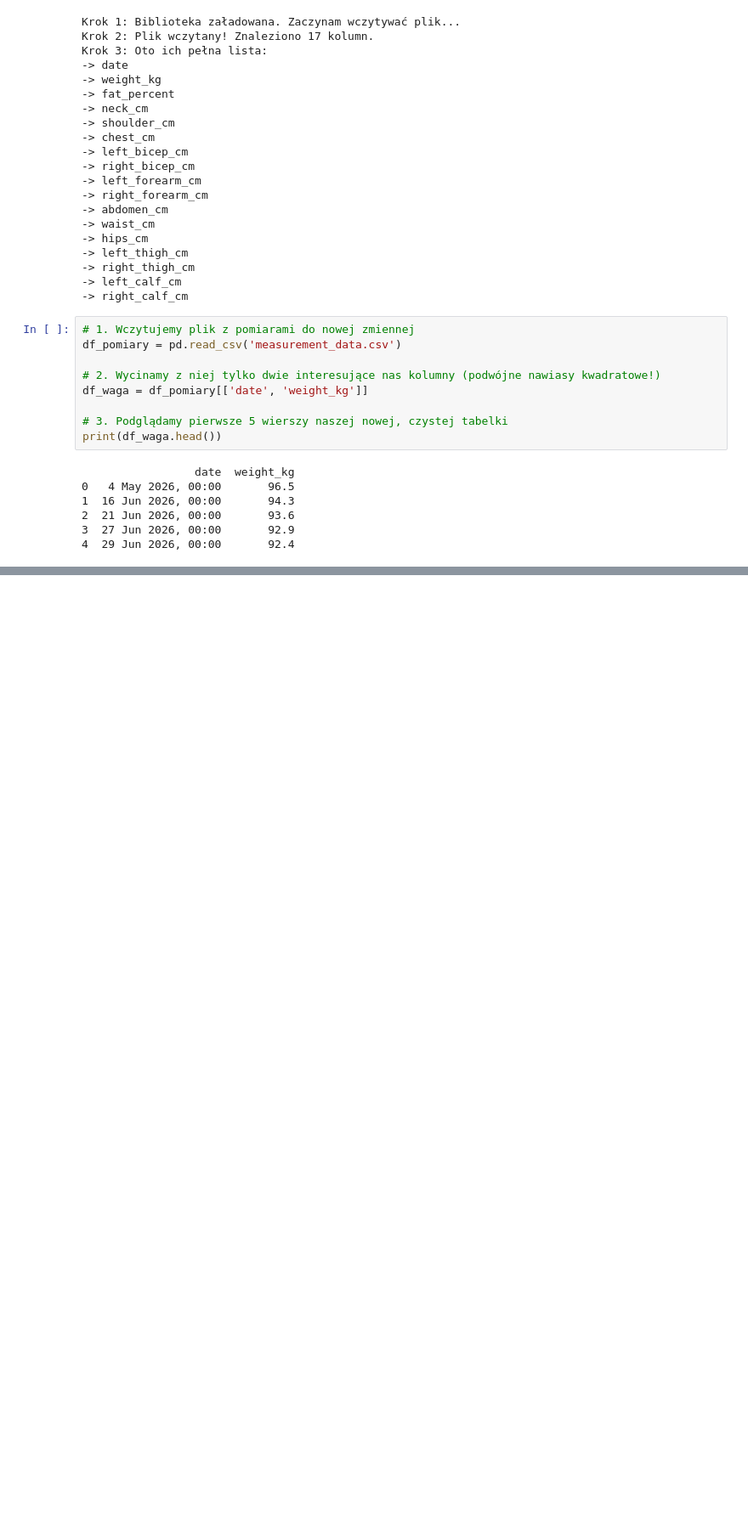
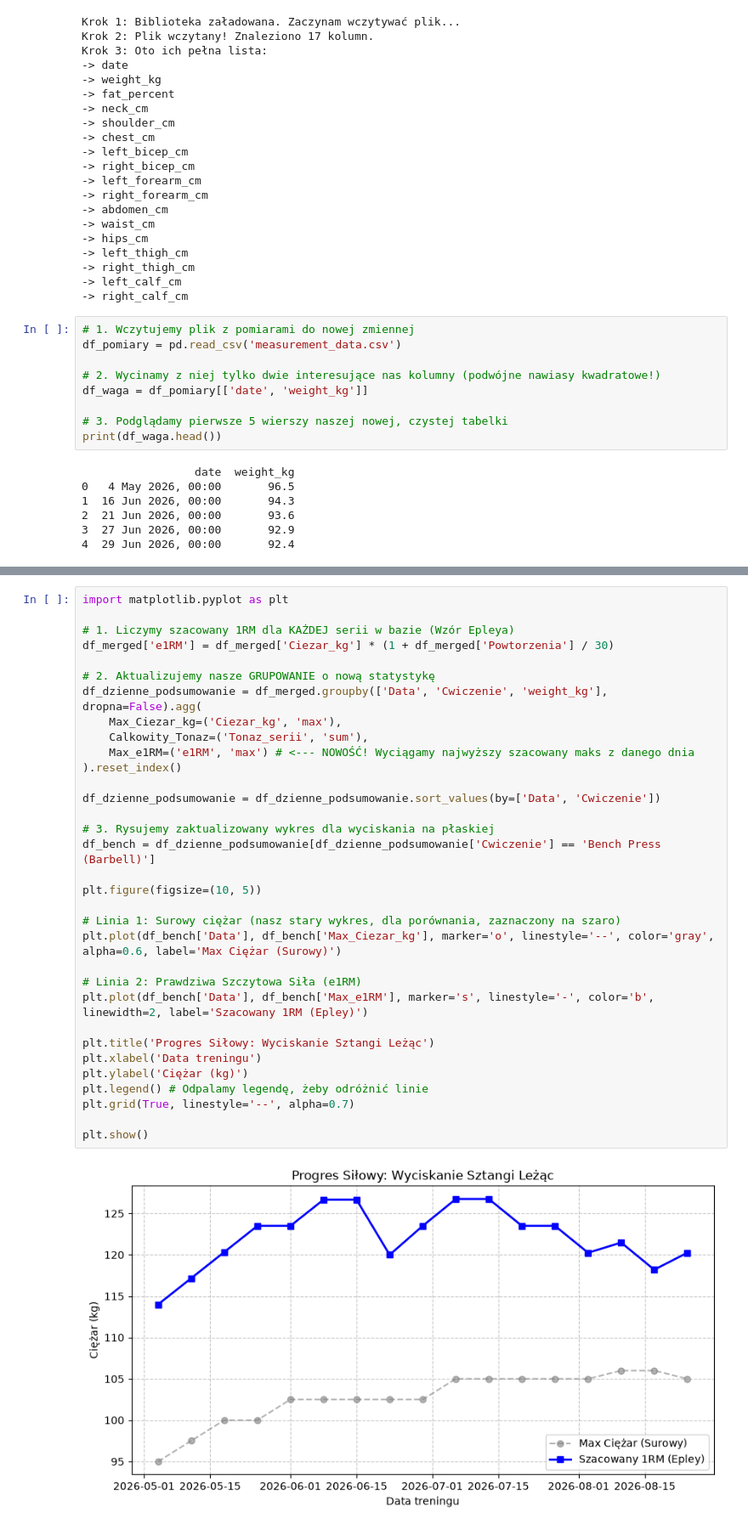
Before and after one commit to bartli555/gym_tracker, a Jupyter notebook: Untitled.ipynb, the cells around one changed output, grey strips where cells are left out. Shown at 85% size. Drawn from its saved outputs; the diff is of its cells as text; blank space fills up the shorter version.

```diff
--- a/Untitled.ipynb
+++ b/Untitled.ipynb
@@ -268,0 +344,35 @@ print(df_merged[['Data', 'Cwiczenie', 'Ciezar_kg', 'weight_kg']].head(10))
+# %%
+import matplotlib.pyplot as plt
+
+# 1. Liczymy szacowany 1RM dla KAŻDEJ serii w bazie (Wzór Epleya)
+df_merged['e1RM'] = df_merged['Ciezar_kg'] * (1 + df_merged['Powtorzenia'] / 30)
+
+# 2. Aktualizujemy nasze GRUPOWANIE o nową statystykę
+df_dzienne_podsumowanie = df_merged.groupby(['Data', 'Cwiczenie', 'weight_kg'], dropna=False).agg(
+    Max_Ciezar_kg=('Ciezar_kg', 'max'),
+    Calkowity_Tonaz=('Tonaz_serii', 'sum'),
+    Max_e1RM=('e1RM', 'max') # <--- NOWOŚĆ! Wyciągamy najwyższy szacowany maks z danego dnia
+).reset_index()
+
+df_dzienne_podsumowanie = df_dzienne_podsumowanie.sort_values(by=['Data', 'Cwiczenie'])
+
+# 3. Rysujemy zaktualizowany wykres dla wyciskania na płaskiej
+df_bench = df_dzienne_podsumowanie[df_dzienne_podsumowanie['Cwiczenie'] == 'Bench Press (Barbell)']
+
+plt.figure(figsize=(10, 5))
+
+# Linia 1: Surowy ciężar (nasz stary wykres, dla porównania, zaznaczony na szaro)
+plt.plot(df_bench['Data'], df_bench['Max_Ciezar_kg'], marker='o', linestyle='--', color='gray', alpha=0.6, label='Max Ciężar (Surowy)')
+
+# Linia 2: Prawdziwa Szczytowa Siła (e1RM)
+plt.plot(df_bench['Data'], df_bench['Max_e1RM'], marker='s', linestyle='-', color='b', linewidth=2, label='Szacowany 1RM (Epley)')
+
+plt.title('Progres Siłowy: Wyciskanie Sztangi Leżąc')
+plt.xlabel('Data treningu')
+plt.ylabel('Ciężar (kg)')
+plt.legend() # Odpalamy legendę, żeby odróżnić linie
+plt.grid(True, linestyle='--', alpha=0.7)
+
+plt.show()
+# %% [output]
+[figure, added]
```
Also changed, not shown: parts of 13 cells of this notebook, 5 other files.
